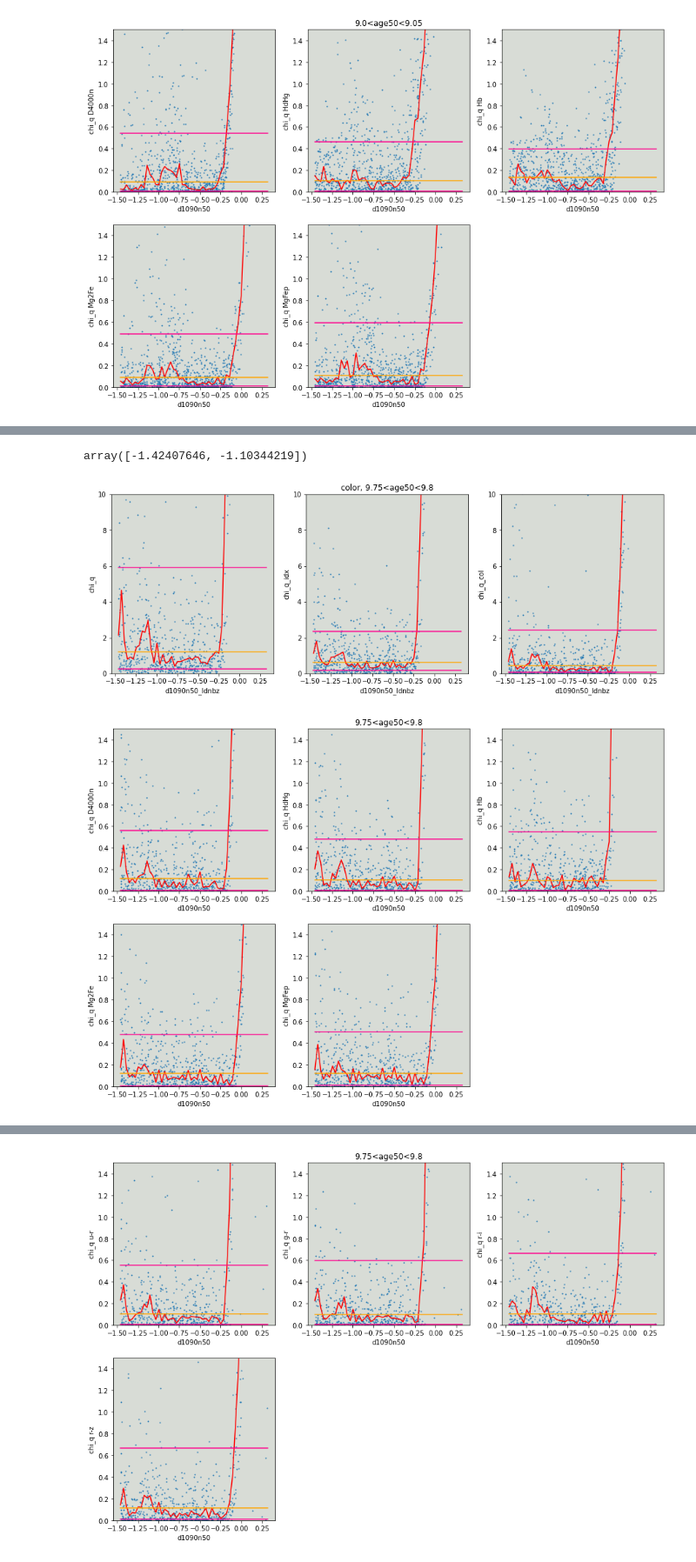
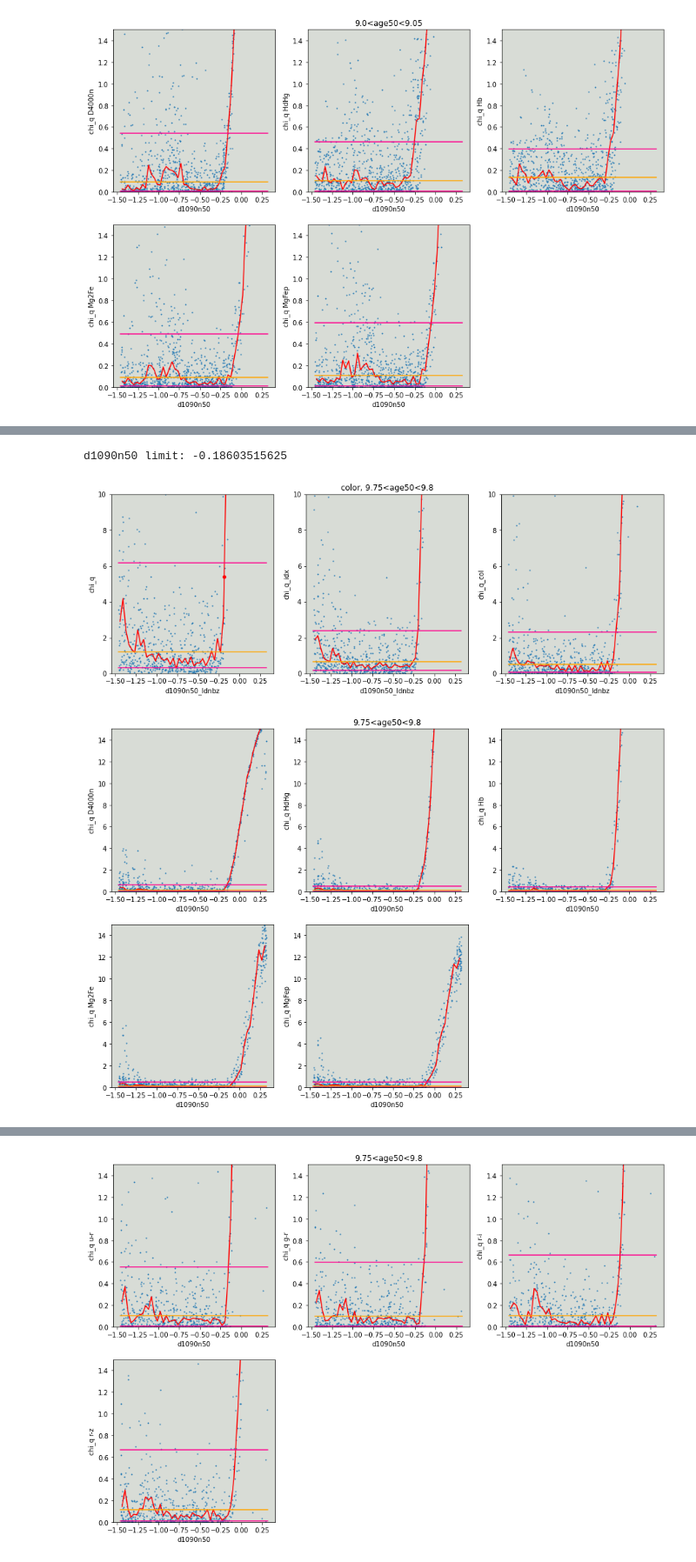
Before and after one commit to edoardorossi3/TESIedo_git, a Jupyter notebook: tesi_py/opt_lib.ipynb, the cells around one changed output, grey strips where cells are left out. Shown at 87% size. Cells and saved outputs as stored; diff of their text form; code cells hidden in the pictures.

```diff
--- a/tesi_py/opt_lib.ipynb
+++ b/tesi_py/opt_lib.ipynb
@@ -52,8 +52,12 @@ age50_ld=hdul_par_ld[1].data['age50']
 age90_ld=hdul_par_ld[1].data['age90']
 
 mfwz_ld=hdul_par_ld[1].data['MFORMW_Z']
+lwz_ld=hdul_par_ld[1].data['LW_Z'][..., 2]
+lw_age=hdul_par_ld[1].data['LW_AGE'][...,2]
 
 N_bursts=hdul_models[1].data['NBURST']
+t_form=(hdul_models[1].data['LOGTFORM'])
+z_alpha=hdul_models[1].data['Z_ALPHA']
 # %%
 n_chunks=40
 for i in range(2,n_chunks+1):
@@ -96,6 +100,8 @@ for i in range(2,n_chunks+1):
     _age90_ld=hdul_par_ld[1].data['age90']
 
     _mfwz_ld=hdul_par_ld[1].data['MFORMW_Z']
+    _lwz_ld=hdul_par_ld[1].data['LW_Z'][...,2]
+    _lw_age=hdul_par_ld[1].data['LW_AGE'][...,2]
 
     sigma_D4000n=np.append(sigma_D4000n, _sigma_D4000n)
     sigma_hdhg=np.append(sigma_hdhg, _sigma_hdhg)
@@ -118,6 +124,8 @@ for i in range(2,n_chunks+1):
     age50_ld=np.append(age50_ld, _age50_ld)
     age90_ld=np.append(age90_ld, _age90_ld)
     mfwz_ld=np.append(mfwz_ld, _mfwz_ld)
+    lwz_ld=np.append(lwz_ld, _lwz_ld)
+    lw_age=np.append(lw_age, _lw_age)
 
     mag_u_ld=np.append(mag_u_ld, _mag_u_ld)
     mag_g_ld=np.append(mag_g_ld, _mag_g_ld)
@@ -233,14 +259,13 @@ fig95_comp_col=f_plt.chi_q_comp_col(d1090n50_ld,mag_u_ld-mag_r_ld,mag_g_ld-mag_r
 # %%
-idx_ref=(d1090n50_ld<-0.75)&(N_bursts==0)&(abs(mfwz_ld)<0.1)&(np.log10(age50_ld)<9.8)& (np.log10(age50_ld)>9.75)
-idx_sel=(N_bursts==0)&(abs(mfwz_ld)<0.1)&(np.log10(age50_ld)<9.8)& (np.log10(age50_ld)>9.75)
-fig9798col, par_lim=f_plt.chi_q(d1090n50_ld,D4000n_ld,hdhg_ld,Hb_ld,Mg2Fe_ld,MgFeP_ld,mag_u_ld-mag_r_ld,mag_g_ld-mag_r_ld, mag_r_ld-mag_i_ld, mag_r_ld-mag_z_ld, idx_sel,idx_ref,figsize=(15,5), title='color, 9.75<age50<9.8', ylim=[0.0,10.0], toll=3)
-par_lim
+idx_ref=(d1090n50_ld<-0.75)&(N_bursts==0)&(abs(lwz_ld)<0.1)&(np.log10(age50_ld)<9.8)& (np.log10(age50_ld)>9.75)
+idx_sel=(N_bursts==0)&(abs(lwz_ld)<0.1)&(np.log10(age50_ld)<9.8)& (np.log10(age50_ld)>9.75)
+fig9798col=f_plt.chi_q(d1090n50_ld,D4000n_ld,hdhg_ld,Hb_ld,Mg2Fe_ld,MgFeP_ld,mag_u_ld-mag_r_ld,mag_g_ld-mag_r_ld, mag_r_ld-mag_i_ld, mag_r_ld-mag_z_ld, idx_sel,idx_ref,figsize=(15,5), title='color, 9.75<age50<9.8', ylim=[0.0,10.0], toll=0.01)
 # %% [output]
-array([-1.42407646, -1.10344219])
+d1090n50 limit: -0.18603515625
-[figure, old version]
+[figure, new version]
 # %%
-idx_ref=(d1090n50_ld<-0.75)&(N_bursts==0)&(abs(mfwz_ld)<0.1)&(np.log10(age50_ld)<9.8)& (np.log10(age50_ld)>9.75)
-idx_sel=(N_bursts==0)&(abs(mfwz_ld)<0.1)&(np.log10(age50_ld)<9.8)& (np.log10(age50_ld)>9.75)
-fig9798_comp=f_plt.chi_q_comp_idx(d1090n50_ld,D4000n_ld,hdhg_ld,Hb_ld,Mg2Fe_ld,MgFeP_ld, idx_sel,idx_ref,figsize=(15,10), title='9.75<age50<9.8', ylim=[0.0,1.5])
+idx_ref=(d1090n50_ld<-0.75)&(N_bursts==0)&(abs(lwz_ld)<0.1)&(np.log10(age50_ld)<9.8)& (np.log10(age50_ld)>9.75)
+idx_sel=(N_bursts==0)&(abs(lwz_ld)<0.1)&(np.log10(age50_ld)<9.8)& (np.log10(age50_ld)>9.75)
+fig9798_comp=f_plt.chi_q_comp_idx(d1090n50_ld,D4000n_ld,hdhg_ld,Hb_ld,Mg2Fe_ld,MgFeP_ld, idx_sel,idx_ref,figsize=(15,10), title='9.75<age50<9.8', ylim=[0.0,15])
 # %% [output]
-[figure, old version]
+[figure, new version]
```
Also changed, not shown: parts of 24 cells of this notebook, 2 other files.
